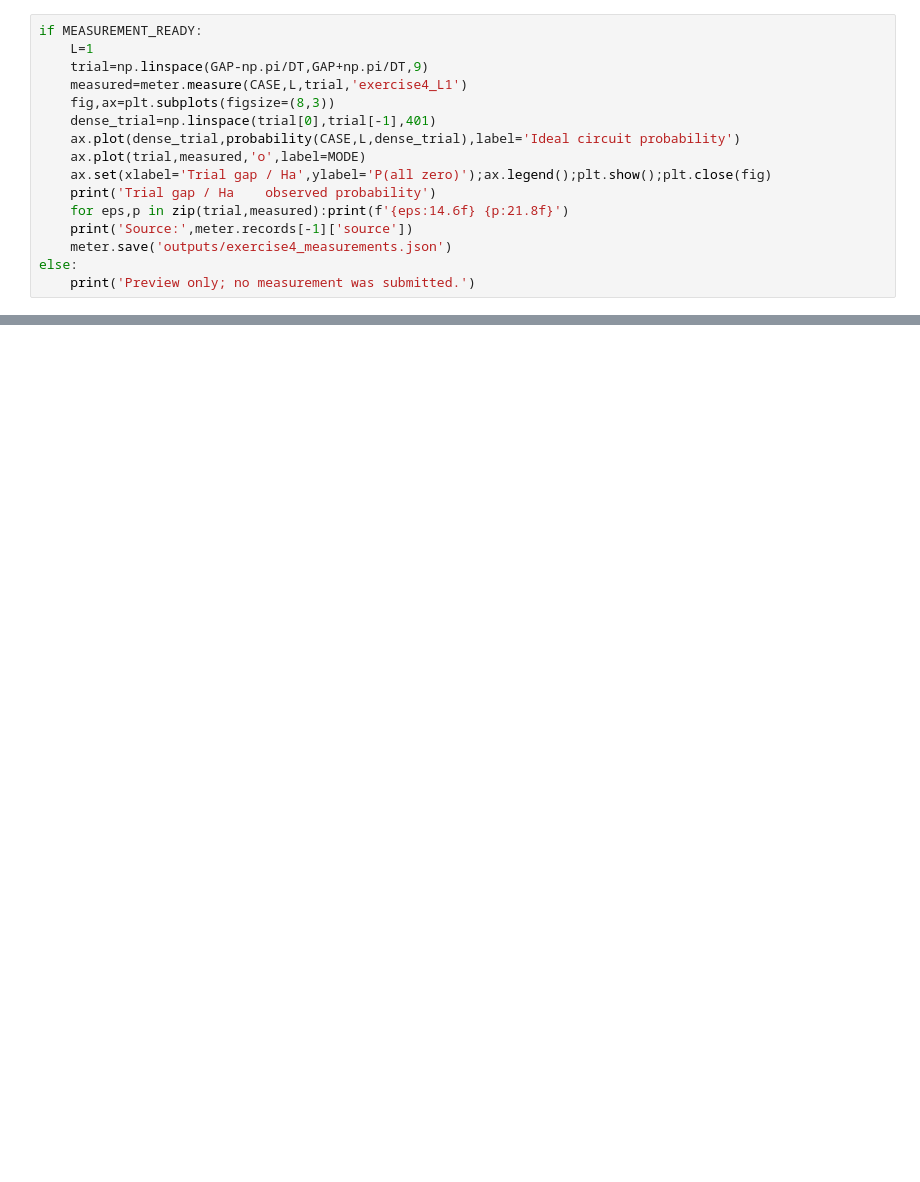
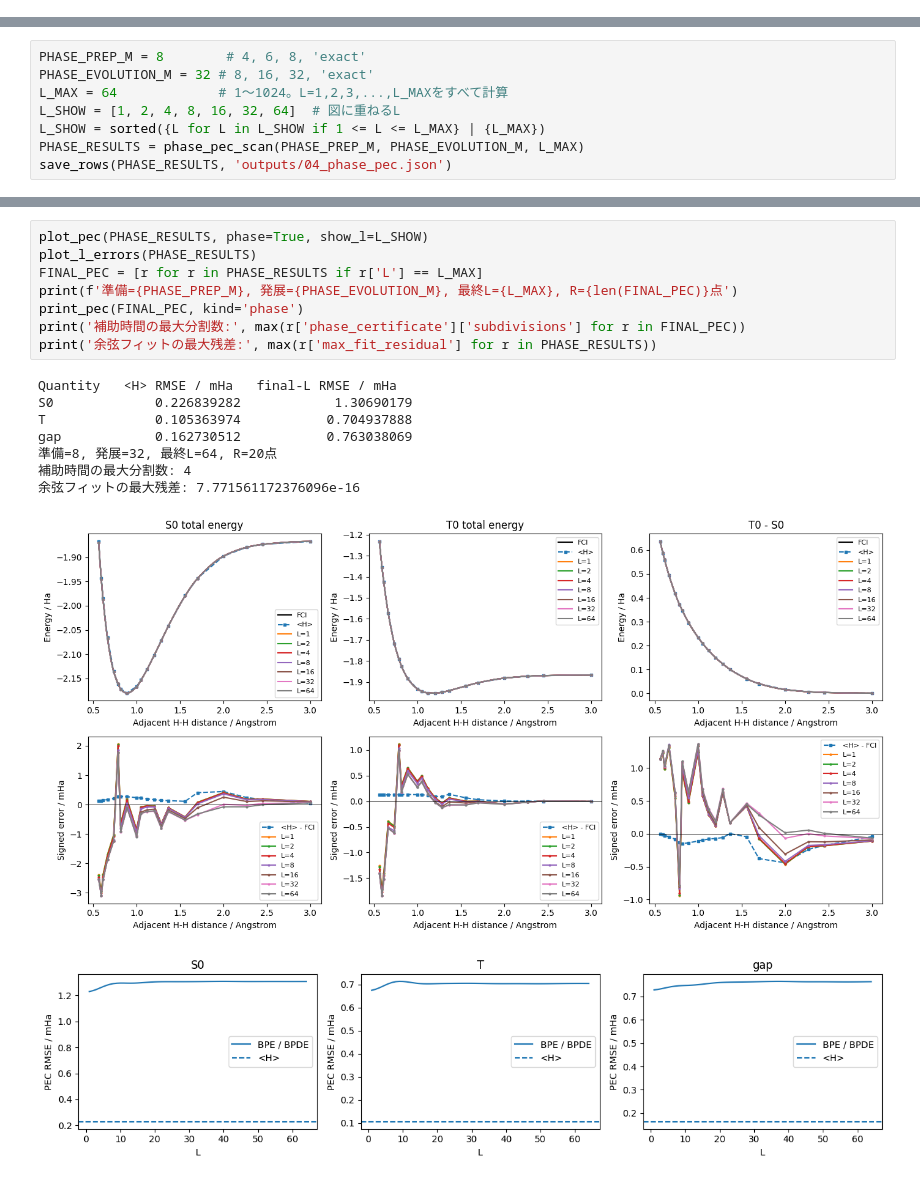
Before and after one commit to QS-laboratory/IBM_handson, a Jupyter notebook: hands_on/exercises/04_h4_circuit_assessment.ipynb, the cells around one changed output, grey strips where cells are left out. Drawn from its saved outputs; the diff is of its cells as text; blank space fills up the shorter version.

```diff
--- a/hands_on/exercises/04_h4_circuit_assessment.ipynb
+++ b/hands_on/exercises/04_h4_circuit_assessment.ipynb
@@ -925,16 +0,0 @@ FCIギャップを中心にするのはこの検証用の既知の模型だか
-# %%
-if MEASUREMENT_READY:
-    L=1
-    trial=np.linspace(GAP-np.pi/DT,GAP+np.pi/DT,9)
-    measured=meter.measure(CASE,L,trial,'exercise4_L1')
-    fig,ax=plt.subplots(figsize=(8,3))
-    dense_trial=np.linspace(trial[0],trial[-1],401)
-    ax.plot(dense_trial,probability(CASE,L,dense_trial),label='Ideal circuit probability')
-    ax.plot(trial,measured,'o',label=MODE)
-    ax.set(xlabel='Trial gap / Ha',ylabel='P(all zero)');ax.legend();plt.show();plt.close(fig)
-    print('Trial gap / Ha    observed probability')
-    for eps,p in zip(trial,measured):print(f'{eps:14.6f} {p:21.8f}')
-    print('Source:',meter.records[-1]['source'])
-    meter.save('outputs/exercise4_measurements.json')
-else:
-    print('Preview only; no measurement was submitted.')
@@ -1175,0 +374,8 @@ Saved: outputs/exercise4_pec_scan.json
+# %%
+PHASE_PREP_M = 8        # 4, 6, 8, 'exact'
+PHASE_EVOLUTION_M = 32 # 8, 16, 32, 'exact'
+L_MAX = 64             # 1〜1024。L=1,2,3,...,L_MAXをすべて計算
+L_SHOW = [1, 2, 4, 8, 16, 32, 64]  # 図に重ねるL
+L_SHOW = sorted({L for L in L_SHOW if 1 <= L <= L_MAX} | {L_MAX})
+PHASE_RESULTS = phase_pec_scan(PHASE_PREP_M, PHASE_EVOLUTION_M, L_MAX)
+save_rows(PHASE_RESULTS, 'outputs/04_phase_pec.json')
@@ -1175,0 +403,18 @@ Saved: outputs/exercise4_pec_scan.json
+# %%
+plot_pec(PHASE_RESULTS, phase=True, show_l=L_SHOW)
+plot_l_errors(PHASE_RESULTS)
+FINAL_PEC = [r for r in PHASE_RESULTS if r['L'] == L_MAX]
+print(f'準備={PHASE_PREP_M}, 発展={PHASE_EVOLUTION_M}, 最終L={L_MAX}, R={len(FINAL_PEC)}点')
+print_pec(FINAL_PEC, kind='phase')
+print('補助時間の最大分割数:', max(r['phase_certificate']['subdivisions'] for r in FINAL_PEC))
+print('余弦フィットの最大残差:', max(r['max_fit_residual'] for r in PHASE_RESULTS))
+# %% [output]
+Quantity   <H> RMSE / mHa   final-L RMSE / mHa
+S0             0.226839282            1.30690179
+T              0.105363974           0.704937888
+gap            0.162730512           0.763038069
+準備=8, 発展=32, 最終L=64, R=20点
+補助時間の最大分割数: 4
+余弦フィットの最大残差: 7.771561172376096e-16
+[figure, added]
+[figure, added]
```
Also changed, not shown: parts of 60 cells of this notebook, 51 other files.
